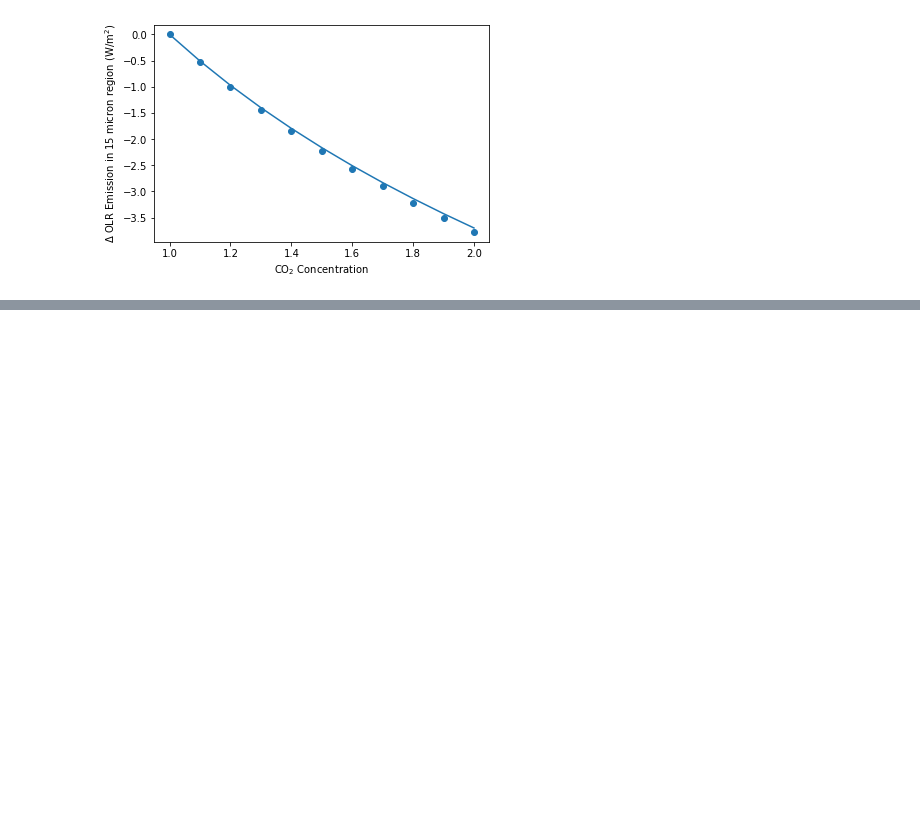
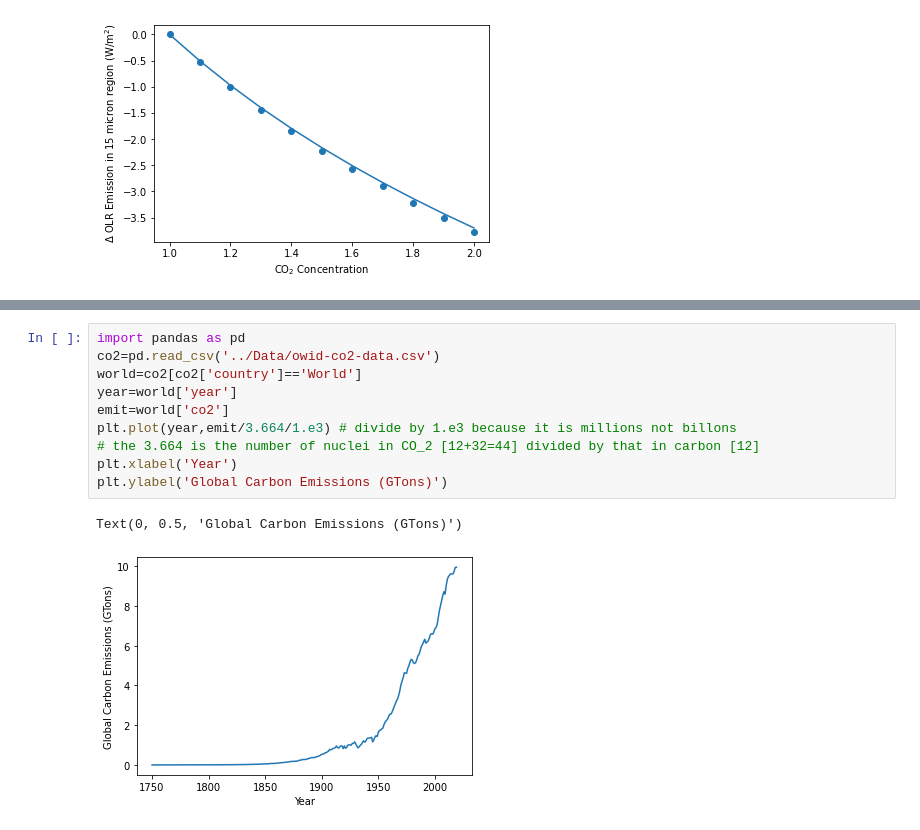
Before and after one commit to dodelson/Physics-of-Energy, a Jupyter notebook: Code/project.ipynb, the cells around one changed output, grey strips where cells are left out. Saved outputs shown, nothing was run; the diff lists cells and outputs as text; blank space fills up the shorter version.

```diff
--- a/Code/project.ipynb
+++ b/Code/project.ipynb
@@ -239,0 +251,13 @@ plt.savefig('../Figures/olrlog.png')
+# %%
+import pandas as pd
+co2=pd.read_csv('../Data/owid-co2-data.csv')
+world=co2[co2['country']=='World']
+year=world['year']
+emit=world['co2']
+plt.plot(year,emit/3.664/1.e3) # divide by 1.e3 because it is millions not billons
+# the 3.664 is the number of nuclei in CO_2 [12+32=44] divided by that in carbon [12]
+plt.xlabel('Year')
+plt.ylabel('Global Carbon Emissions (GTons)')
+# %% [output]
+Text(0, 0.5, 'Global Carbon Emissions (GTons)')
+[figure, added]
```
Also changed, not shown: parts of 8 cells of this notebook.
